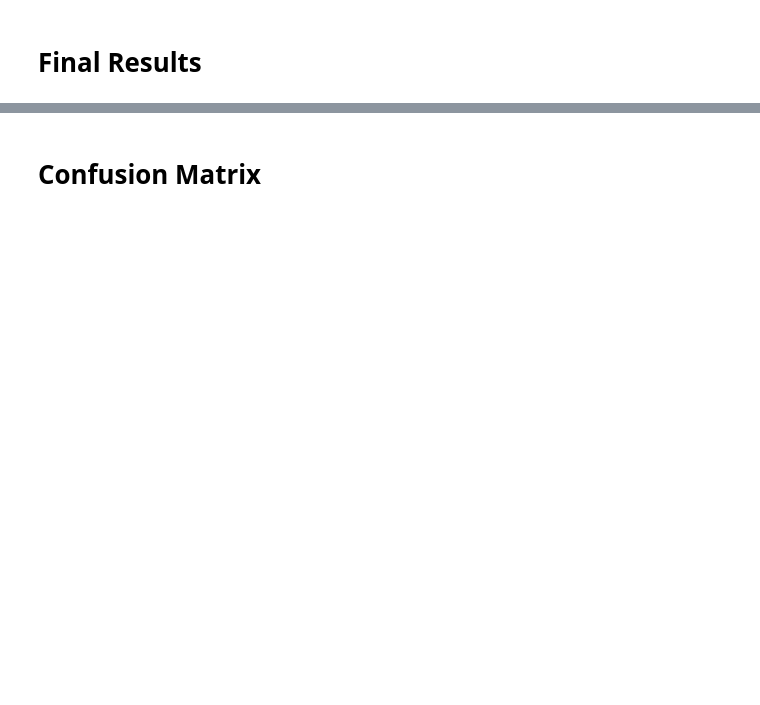
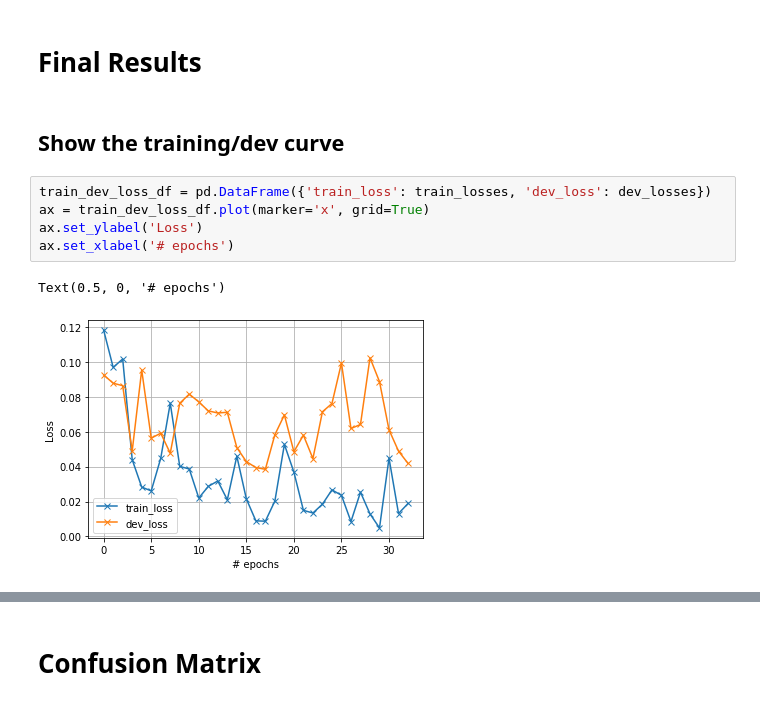
Before and after one commit to michalmac89/cs230finalproject, a Jupyter notebook: Pytorch_COVID_19_ResNet18_Model.ipynb, the cells around one changed output, grey strips where cells are left out. Saved outputs shown, nothing was run; the diff lists cells and outputs as text; blank space fills up the shorter version.

```diff
--- a/Pytorch_COVID_19_ResNet18_Model.ipynb
+++ b/Pytorch_COVID_19_ResNet18_Model.ipynb
@@ -359,2 +275,12 @@ Dev Loss: 0.2873, Accuracy: 0.8778
 # %% [markdown]
 # Final Results
+# %% [markdown]
+## Show the training/dev curve
+# %%
+train_dev_loss_df = pd.DataFrame({'train_loss': train_losses, 'dev_loss': dev_losses})
+ax = train_dev_loss_df.plot(marker='x', grid=True)
+ax.set_ylabel('Loss')
+ax.set_xlabel('# epochs')
+# %% [output]
+Text(0.5, 0, '# epochs')
+[figure, added]
```
Also changed, not shown: parts of 21 cells of this notebook.
